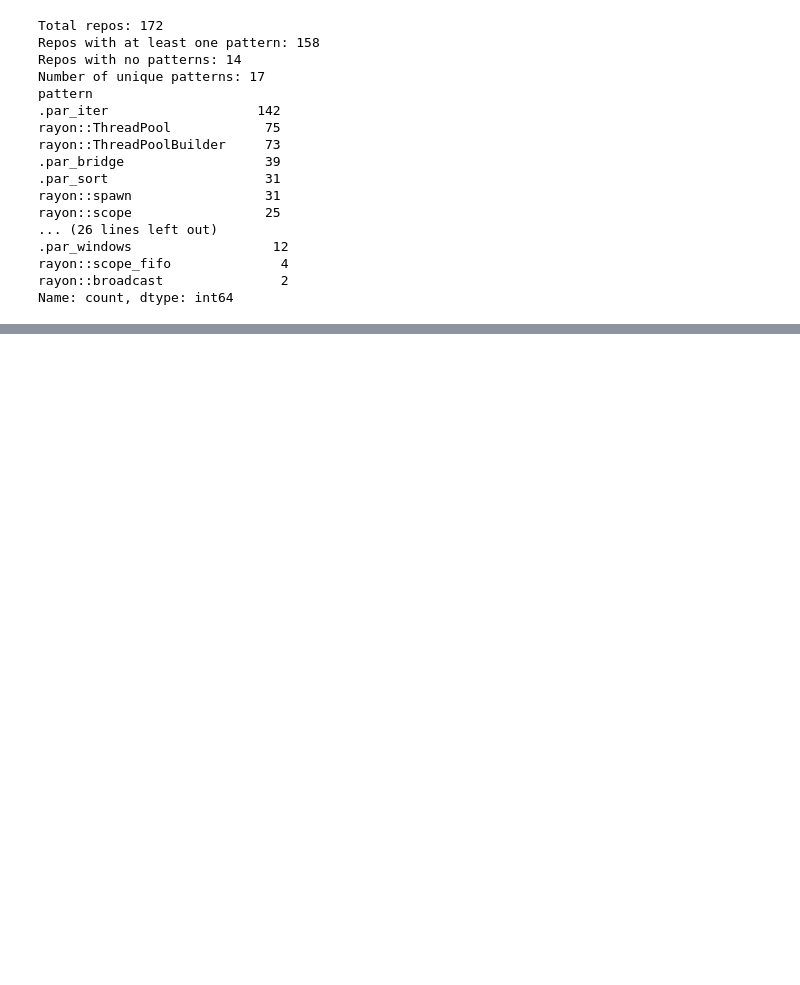
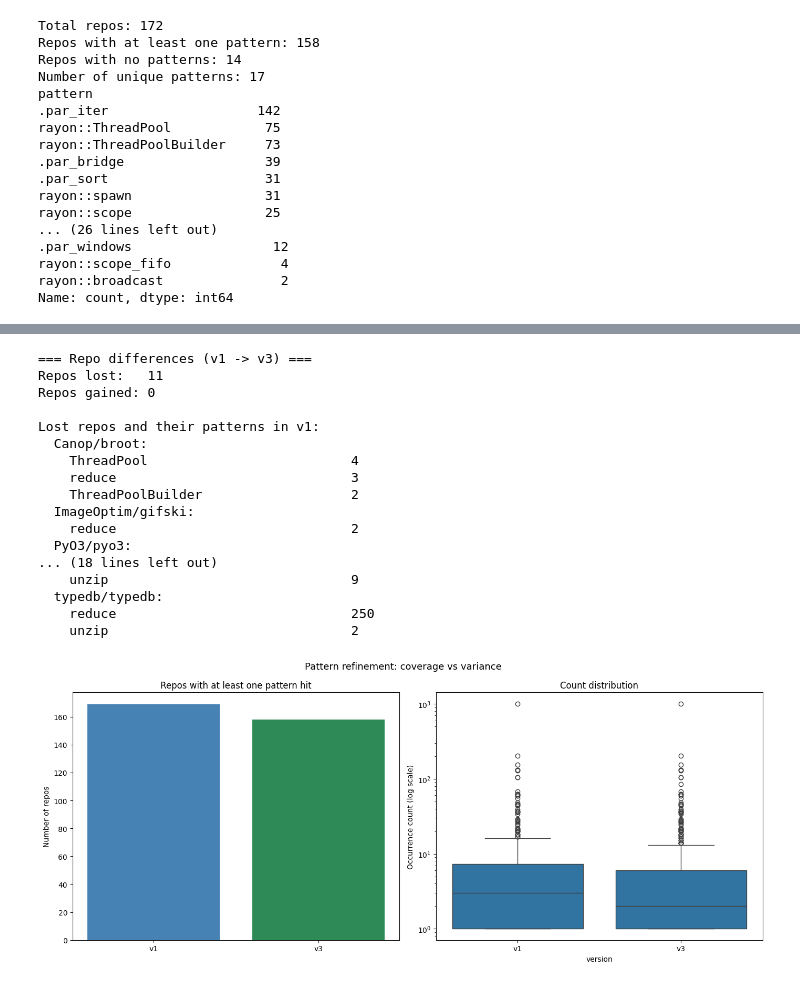
Before and after one commit to Fedrickropr/rayon-triage, a Jupyter notebook: notebook/rayon_analysis.ipynb, the cells around one changed output, grey strips where cells are left out. Cells and saved outputs as stored; diff of their text form; code cells hidden in the pictures; blank space fills up the shorter version.

```diff
--- a/notebook/rayon_analysis.ipynb
+++ b/notebook/rayon_analysis.ipynb
@@ -111,0 +209,21 @@ compare_runs()
+# %%
+effectiveness_comparison(1, 3)
+# %% [output]
+=== Repo differences (v1 -> v3) ===
+Repos lost:   11
+Repos gained: 0
+
+Lost repos and their patterns in v1:
+  Canop/broot:
+    ThreadPool                          4
+    reduce                              3
+    ThreadPoolBuilder                   2
+  ImageOptim/gifski:
+    reduce                              2
+  PyO3/pyo3:
+... (18 lines left out)
+    unzip                               9
+  typedb/typedb:
+    reduce                              250
+    unzip                               2
+[figure, added]
```
Also changed, not shown: parts of 12 cells of this notebook, 12 other files.
